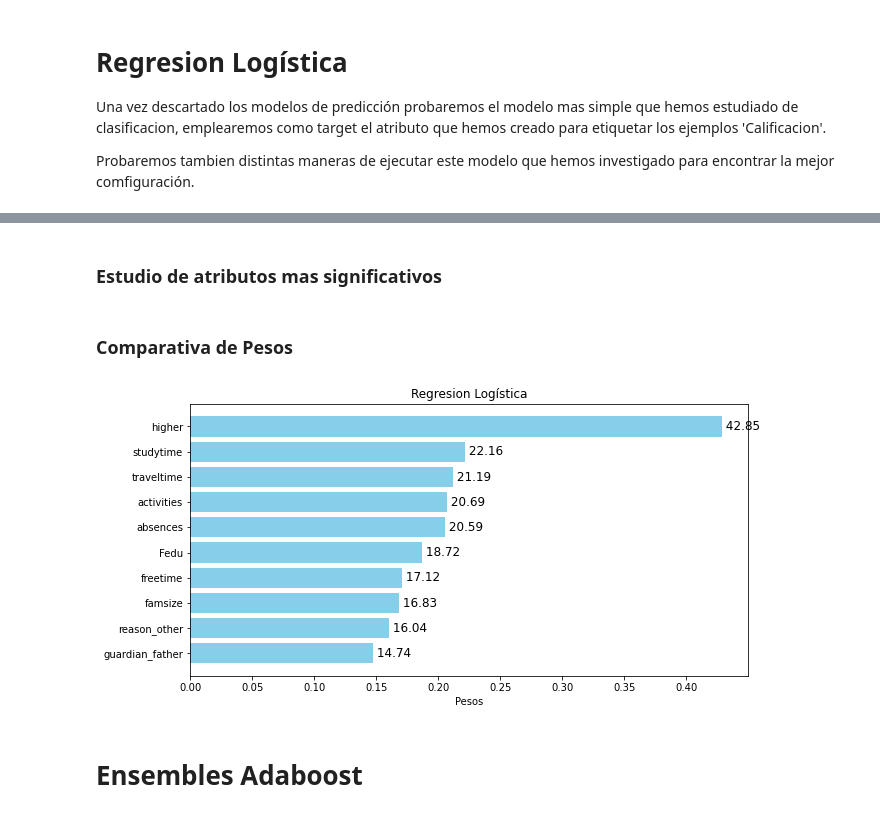
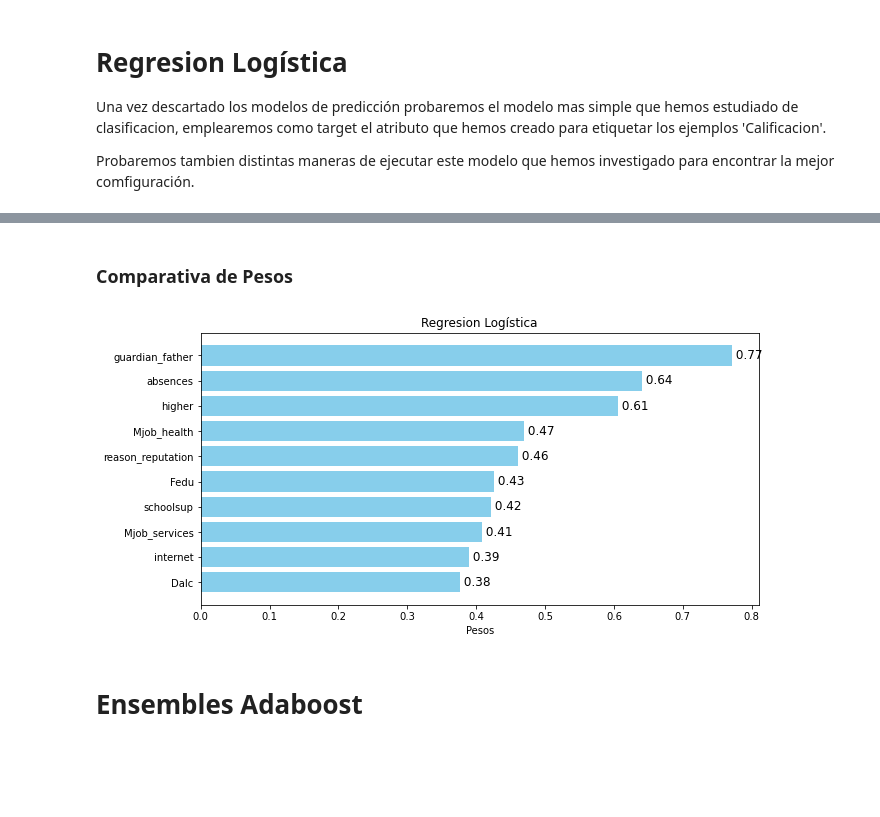
Before and after one commit to WADEBER/Trabajo-Aprendizaje, a Jupyter notebook: alcoholism.ipynb, the cells around one changed output, grey strips where cells are left out. Saved outputs shown, nothing was run; the diff lists cells and outputs as text; code cells hidden in the pictures; blank space fills up the shorter version.

```diff
--- a/alcoholism.ipynb
+++ b/alcoholism.ipynb
@@ -565,30 +565,47 @@ Precision validacion:  60.29411764705882 %
-# %% [markdown]
-### Estudio de atributos mas significativos
 # %% [markdown]
 ### Comparativa de Pesos
 # %%
+# Calcular la importancia de las características
+importance = np.abs(best_model_log.coef_[0])
+
+# Ordenar las características por importancia
+indices = np.argsort(importance)
+
+# Crear una lista de tuplas (importancia, característica)
+importances_features = [(importance[i], Test_names[i]) for i in indices]
+
+# Ordenar la lista de tuplas por importancia
+importances_features.sort(reverse=True)
+
+# Obtener las 10 características más importantes
+top_features = importances_features[:10]
+
+# Separar las importancias y los nombres de las características
+importances = [importance for importance, _ in top_features]
+features = [feature for _, feature in top_features]
+
 # Crear una figura
 fig, ax = plt.subplots(figsize=(10, 5))
 
 # Crear un gráfico de barras horizontal
 bars = ax.barh(features, importances, color='skyblue')
 
 # Invertir el eje y para que las características más importantes aparezcan en la parte superior
 ax.invert_yaxis()
 
 # Configurar el título y las etiquetas de los ejes
 ax.set_title('Regresion Logística')
 ax.set_xlabel('Pesos')
 
 # Añadir la importancia al lado de cada barra
 for bar, importance in zip(bars, importances):
-    ax.text(bar.get_width(), bar.get_y() + bar.get_height()/2, f' {round(importance*100,2):.2f}',
+    ax.text(bar.get_width(), bar.get_y() + bar.get_height()/2, f' {importance:.2f}',
             va='center', ha='left', color='black', fontsize=12)
 
 # Mostrar la figura
 plt.show()
 # %% [output]
-[figure, old version]
+[figure, new version]
 # %% [markdown]
 # Ensembles Adaboost
 # %%
```
Also changed, not shown: parts of 10 cells of this notebook.
